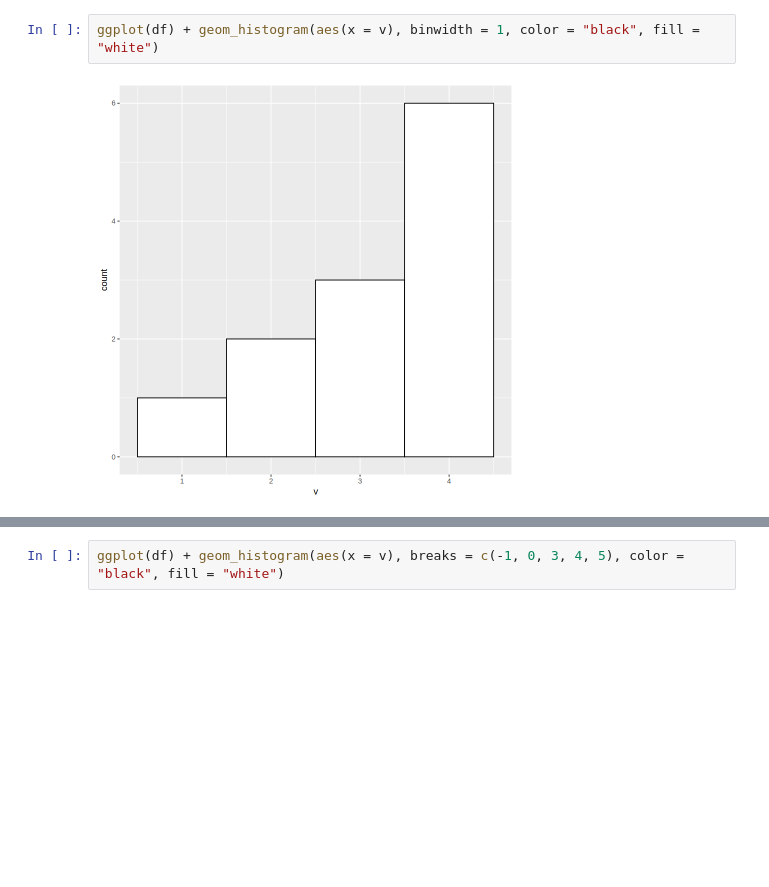
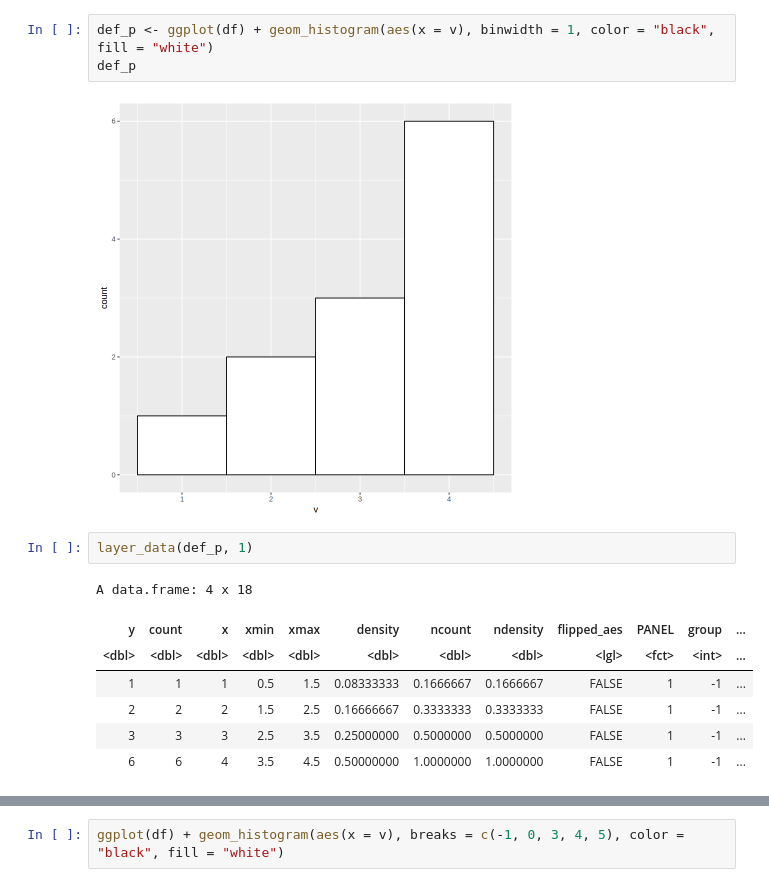
Before and after one commit to ASmirnov-HORIS/lets-plot-experiments, a Jupyter notebook: demo/histogram/breaks/2025_10_10_R.ipynb, the cells around one changed output, grey strips where cells are left out. Cells and saved outputs as stored; diff of their text form; blank space fills up the shorter version.

```diff
--- a/demo/histogram/breaks/2025_10_10_R.ipynb
+++ b/demo/histogram/breaks/2025_10_10_R.ipynb
@@ -33,7 +33,18 @@ df <- data.frame(
     v = c(1, 2, 2, 3, 3, 3, 4, 4, 4, 4, 4, 4)
 )
 # %%
-ggplot(df) + geom_histogram(aes(x = v), binwidth = 1, color = "black", fill = "white")
+def_p <- ggplot(df) + geom_histogram(aes(x = v), binwidth = 1, color = "black", fill = "white")
+def_p
 # %% [output]
 [figure]
+# %%
+layer_data(def_p, 1)
+# %% [output]
+A data.frame: 4 x 18
+| y | count | x | xmin | xmax | density | ncount | ndensity | flipped_aes | PANEL | group | ... |
+| <dbl> | <dbl> | <dbl> | <dbl> | <dbl> | <dbl> | <dbl> | <dbl> | <lgl> | <fct> | <int> | ... |
+| 1 | 1 | 1 | 0.5 | 1.5 | 0.08333333 | 0.1666667 | 0.1666667 | FALSE | 1 | -1 | ... |
+| 2 | 2 | 2 | 1.5 | 2.5 | 0.16666667 | 0.3333333 | 0.3333333 | FALSE | 1 | -1 | ... |
+| 3 | 3 | 3 | 2.5 | 3.5 | 0.25000000 | 0.5000000 | 0.5000000 | FALSE | 1 | -1 | ... |
+| 6 | 6 | 4 | 3.5 | 4.5 | 0.50000000 | 1.0000000 | 1.0000000 | FALSE | 1 | -1 | ... |
 # %%
```
Also changed, not shown: parts of 5 cells of this notebook.
